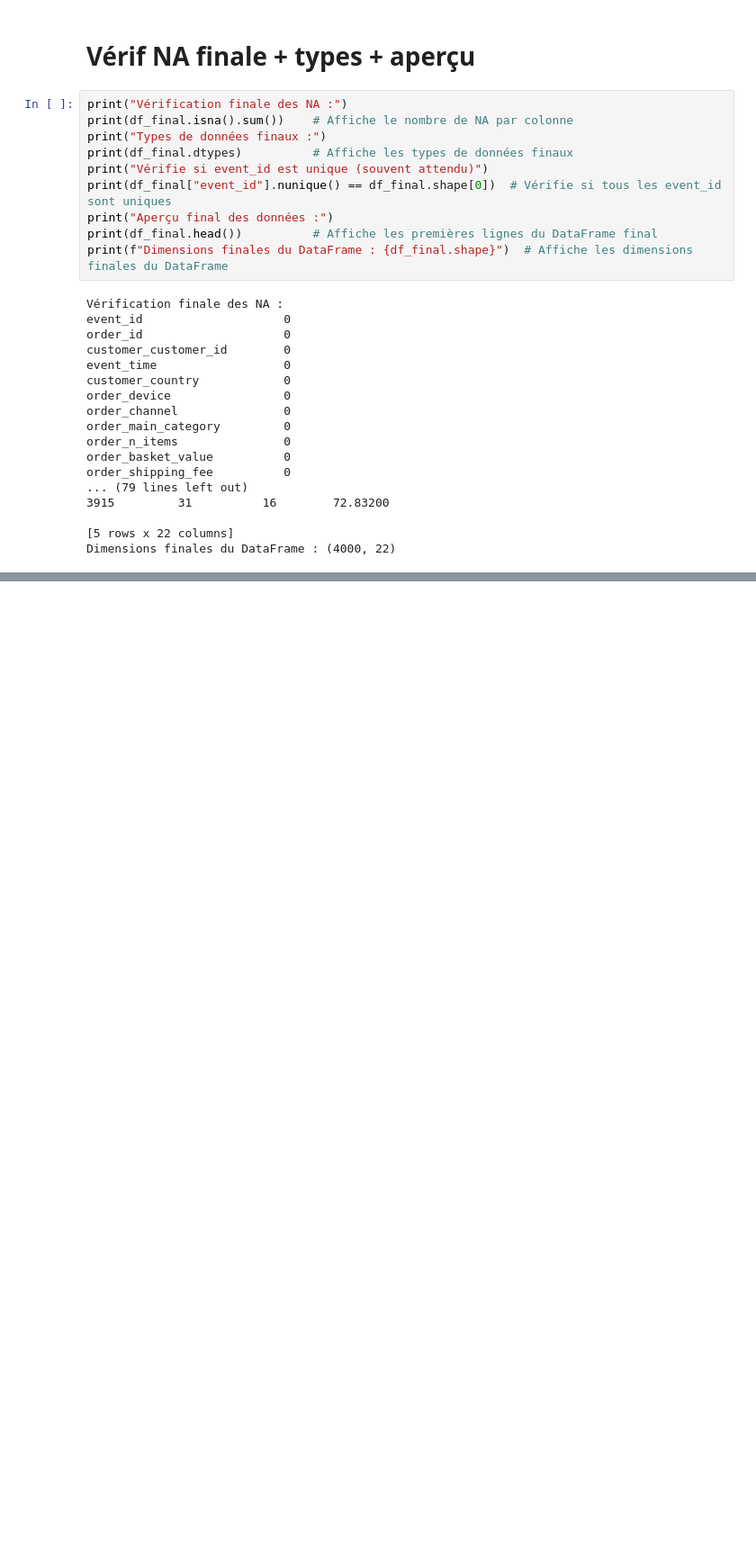
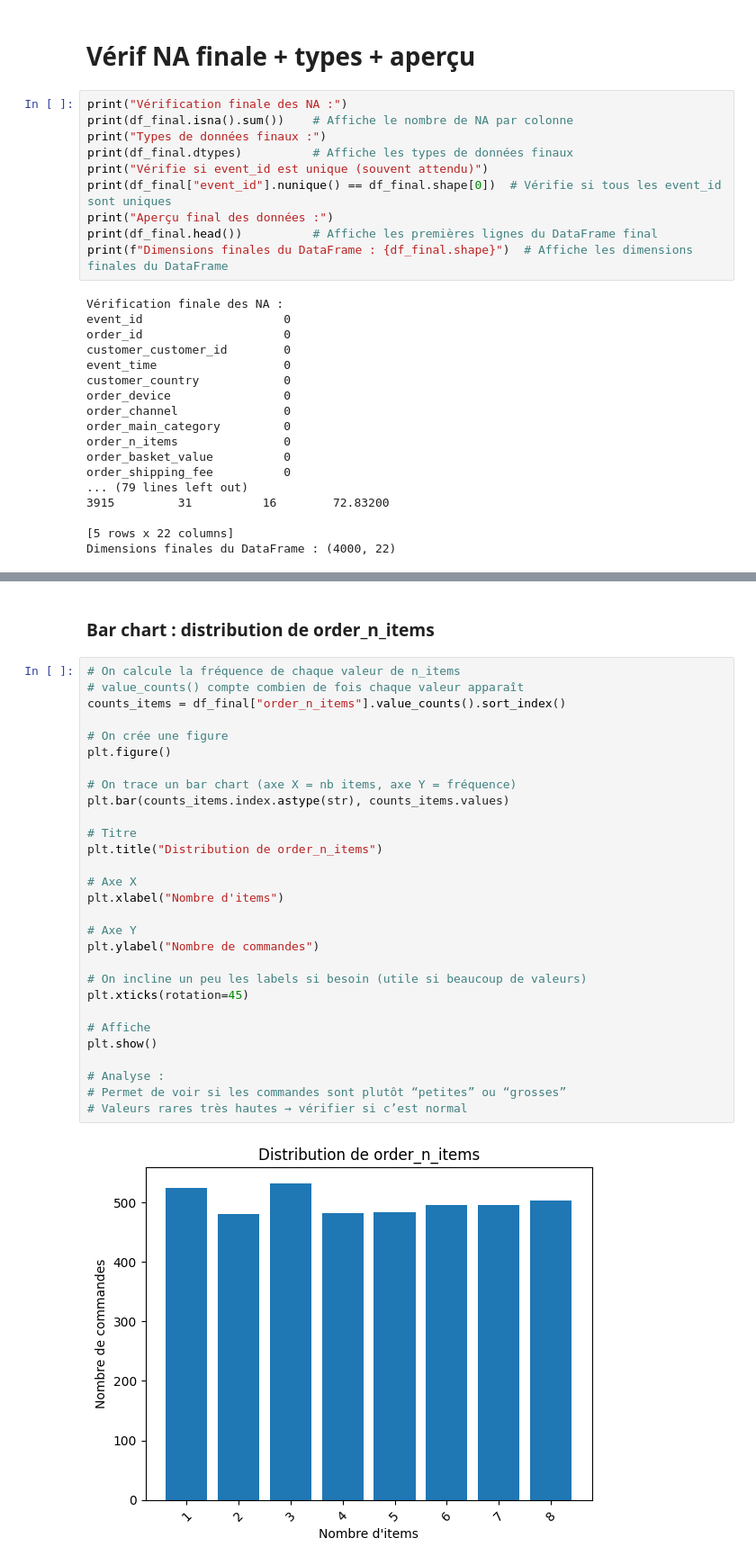
Before and after one commit to epsf-a-mosquera/PreparationExamenBloc2, a Jupyter notebook: notebooks/exploration.ipynb, the cells around one changed output, grey strips where cells are left out. Shown at 90% size. Cells and saved outputs as stored; diff of their text form; blank space fills up the shorter version.

```diff
--- a/notebooks/exploration.ipynb
+++ b/notebooks/exploration.ipynb
@@ -651,0 +807,33 @@ Dimensions finales du DataFrame : (4000, 22)
+# %% [markdown]
+### Bar chart : distribution de order_n_items
+# %%
+# On calcule la fréquence de chaque valeur de n_items
+# value_counts() compte combien de fois chaque valeur apparaît
+counts_items = df_final["order_n_items"].value_counts().sort_index()
+
+# On crée une figure
+plt.figure()
+
+# On trace un bar chart (axe X = nb items, axe Y = fréquence)
+plt.bar(counts_items.index.astype(str), counts_items.values)
+
+# Titre
+plt.title("Distribution de order_n_items")
+
+# Axe X
+plt.xlabel("Nombre d'items")
+
+# Axe Y
+plt.ylabel("Nombre de commandes")
+
+# On incline un peu les labels si besoin (utile si beaucoup de valeurs)
+plt.xticks(rotation=45)
+
+# Affiche
+plt.show()
+
+# Analyse :
+# Permet de voir si les commandes sont plutôt “petites” ou “grosses”
+# Valeurs rares très hautes → vérifier si c’est normal
+# %% [output]
+[figure, added]
```
Also changed, not shown: parts of 45 cells of this notebook, 5 other files.
